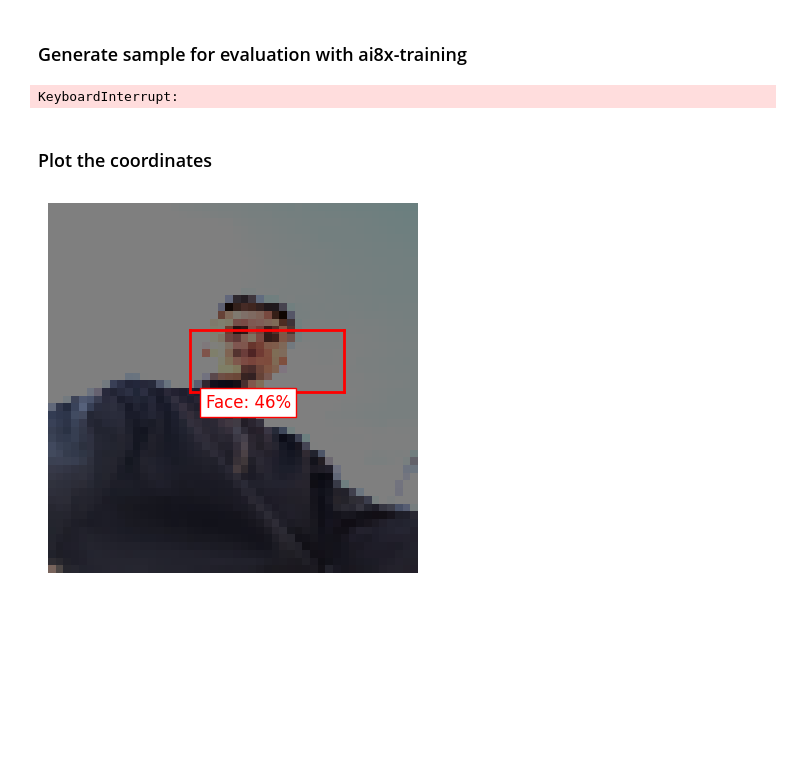
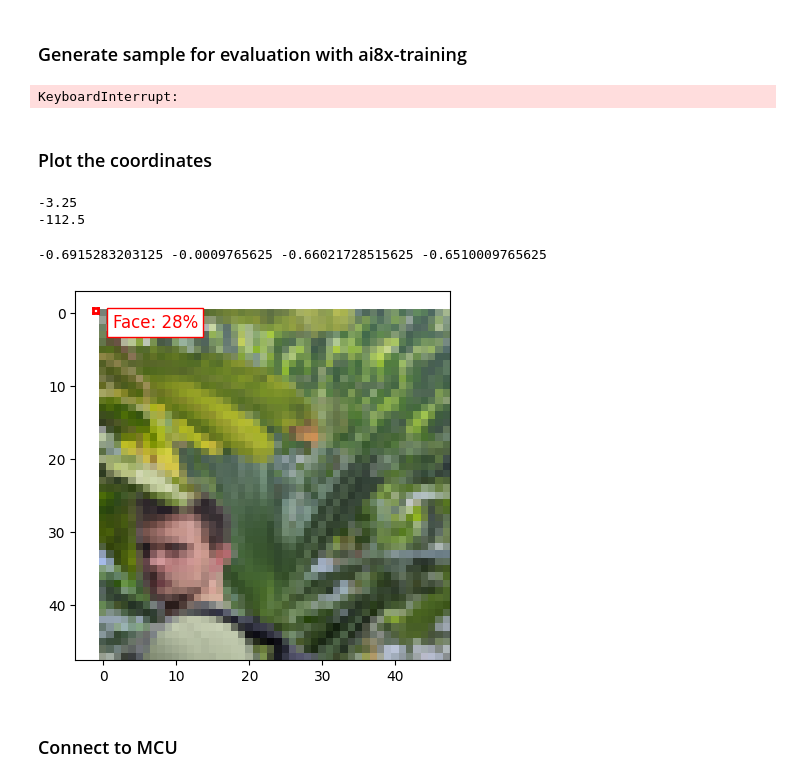
Before and after one commit to lionnus/MAX78000-Face-Detection, a Jupyter notebook: pytorch_face_detection.ipynb, the cells around one changed output. Saved outputs shown, nothing was run; the diff lists cells and outputs as text; code cells hidden in the pictures; blank space fills up the shorter version.

```diff
--- a/pytorch_face_detection.ipynb
+++ b/pytorch_face_detection.ipynb
@@ -1832,7 +1969,7 @@ import numpy as np
 import matplotlib.pyplot as plt
 from PIL import Image
 
-image = Image.open('/home/lionnus/OneDrive/Ubuntu/MLonMCU/maxim7800-face-detection/test_pic5.jpg')
+image = Image.open('/home/lionnus/OneDrive/Ubuntu/MLonMCU/maxim7800-face-detection/test_pic6.jpg')
 
 resized_image = image.resize((48, 48))
 
@@ -1848,14 +1985,11 @@ elif image_array.shape[2] == 4:
     image_array = image_array[:, :, :3]
 
 #image_array = image_array / 255.0
-image_array_int = image_array.astype(np.int64)  # Convert to int64
-image_array_clipped = np.clip(image_array_int, -128, 127)  # Clip values to -128, 127
+image_array_int_norm = image_array.astype(np.int64)-128  # Convert to int64 and normalize between -127 and 128
 
-image_transposed = np.transpose(image_array_clipped, (2, 0, 1))
+image_transposed = np.transpose(image_array_int_norm, (2, 0, 1))
 
-np.save('sample_widerfaces5.npy', image_transposed)
+np.save('sample_widerfaces_testpic6.npy', image_transposed)
-# %% [output]
-KeyboardInterrupt:
 # %%
 from PIL import Image, ImageOps
 import numpy as np
@@ -1864,7 +1998,7 @@ import sys
 import cv2
 
 np.set_printoptions(threshold=sys.maxsize)
-im = Image.open('test_pic1.jpg')
+im = Image.open('test_pic3.jpg')
 size = (48,48)
 img = im.resize(size)
 np1_img = np.array(img)
@@ -1922,5 +2056,7 @@ with open('sampledata.h', 'w') as outfile:
 	outfile.write('\n')
 
 sys.stdout.close()
+# %% [output]
+KeyboardInterrupt:
 # %% [markdown]
 ### Plot the coordinates
@@ -1927,30 +2082,56 @@ sys.stdout.close()
+# %%
+x=0xffff3000
+x_min=0xffffffff
+x_max=0b01111111111111111111111111111111
+
+print(q17_14_to_float(x))
+print((q17_14_to_float(x)+1)*50)
+# %% [output]
+-3.25
+-112.5
 # %%
 # Load the .npy file
-image_transposed = np.load('sample_widerfaces.npy')
+image_transposed = np.load('sample_widerfaces_testpic3.npy')
+#convert image data from [-128, 127] to [0,255]
+image_denormalized = image_transposed + 128
 
 # Define the boundary box coordinates
-boundary_box_coordinates = [
-    0x50400000, 0xffffffff, 0x00000004, 0x00000cc6, 0x000005a7, 0x0000062b, 0x0000083d,
-    0x50408000, 0xffffffff, 0x00000001, 0x00001da9, 0x00000000
+# output = [
+#     0x50400000, 0xffffffff, 0x00000004, 0xffffd5bd, 0xffffd724, 0xffffd610, 0xffffd65d, 0x50408000,
+#   0xffffffff, 0x00000001, 0x0000047b, 0x00000000
+#  ]
+output = [
+    0x50400000, 0xffffffff, 0x00000004, 0xffffd3be, 0xfffffff0, 0xffffd5bf, 0xffffd656, 0x50408000,
+  0xffffffff, 0x00000001, 0x0000120a, 0x00000000
 ]
+# output = [ 0x50400000, 0xffffffff, 0x00000004, 0x00000cc6, 0x000005a7, 0x0000062b, 0x0000083d, 0x50408000,
+#   0xffffffff, 0x00000001, 0x00001da9, 0x00000000]
+
+bbox_scaled = [(q17_14_to_float(x)) for x in output] # Convert from Q17.14 to float [-1,1], from there to [0,2] and finally to [0,48]
 
 # Extract the coordinates from the boundary box data
-x1 = int(boundary_box_coordinates[3] / 2**12 * 48)
-y1 = int(boundary_box_coordinates[4] / 2**12 * 48)
-x2 = int(boundary_box_coordinates[5] / 2**12 * 48)
-y2 = int(boundary_box_coordinates[6] / 2**12 * 48)
-
-# Extract the probability value
-probability = boundary_box_coordinates[10] / 2**14 *100
+x = bbox_scaled[3]
+y = bbox_scaled[4]
+w = bbox_scaled[5]
+h = bbox_scaled[6]
+print(x,y,w,h)
+# # Extract the probability value
+# probability = (q17_14_to_float(output[10])+65536.0)/131072.0*100
+probability = (q17_14_to_float(output[10]))*100
 
 # Plot the image with the boundary box and probability
-plt.imshow(np.transpose(image_transposed, (1, 2, 0)))
-plt.plot([x1, x2], [y1, y1], color='red', linewidth=2)  # Top line
-plt.plot([x1, x2], [y2, y2], color='red', linewidth=2)  # Bottom line
-plt.plot([x1, x1], [y1, y2], color='red', linewidth=2)  # Left line
-plt.plot([x2, x2], [y1, y2], color='red', linewidth=2)  # Right line
-plt.text(x2+2, y2+2, f'Face: {probability:.0f}%', color='red', fontsize=12, bbox=dict(facecolor='white', edgecolor='red'))
-plt.axis('off')  # Disable axis
+plt.imshow(np.transpose(image_denormalized, (1, 2, 0)))
+plt.plot([x, x+w], [y, y], color='red', linewidth=2)  # Top line
+plt.plot([x, x], [y, y+h], color='red', linewidth=2)  # Left line
+plt.plot([x+w, x+w], [y, y+h], color='red', linewidth=2)  # Right line
+plt.plot([x, x+w], [y+h, y+h], color='red', linewidth=2)  # Bottom line
+plt.text(x+2, y+2, f'Face: {probability:.0f}%', color='red', fontsize=12, bbox=dict(facecolor='white', edgecolor='red'))
+# plt.xlim(0, 48)
+# plt.ylim(48, 0)
+# plt.axis('off')  # Disable axis
 plt.show()
 # %% [output]
+-0.6915283203125 -0.0009765625 -0.66021728515625 -0.6510009765625
-[figure, old version]
+[figure, new version]
+# %% [markdown]
+### Connect to MCU
```
Also changed, not shown: parts of 12 cells of this notebook.
